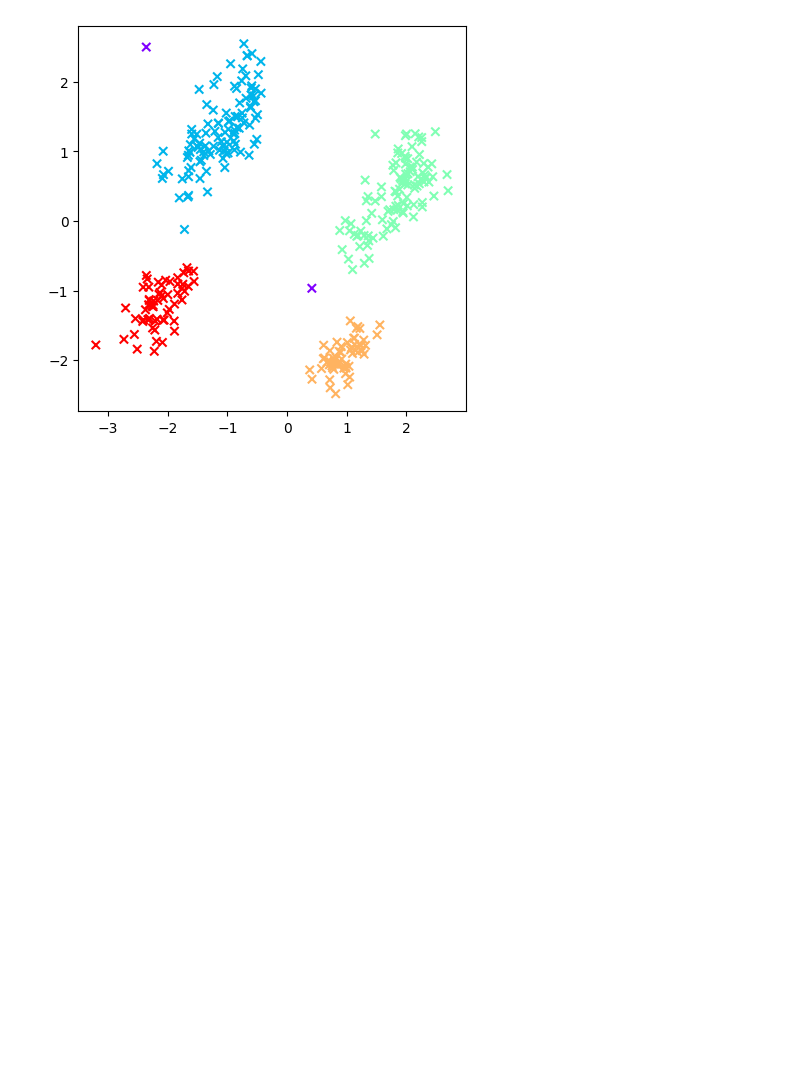
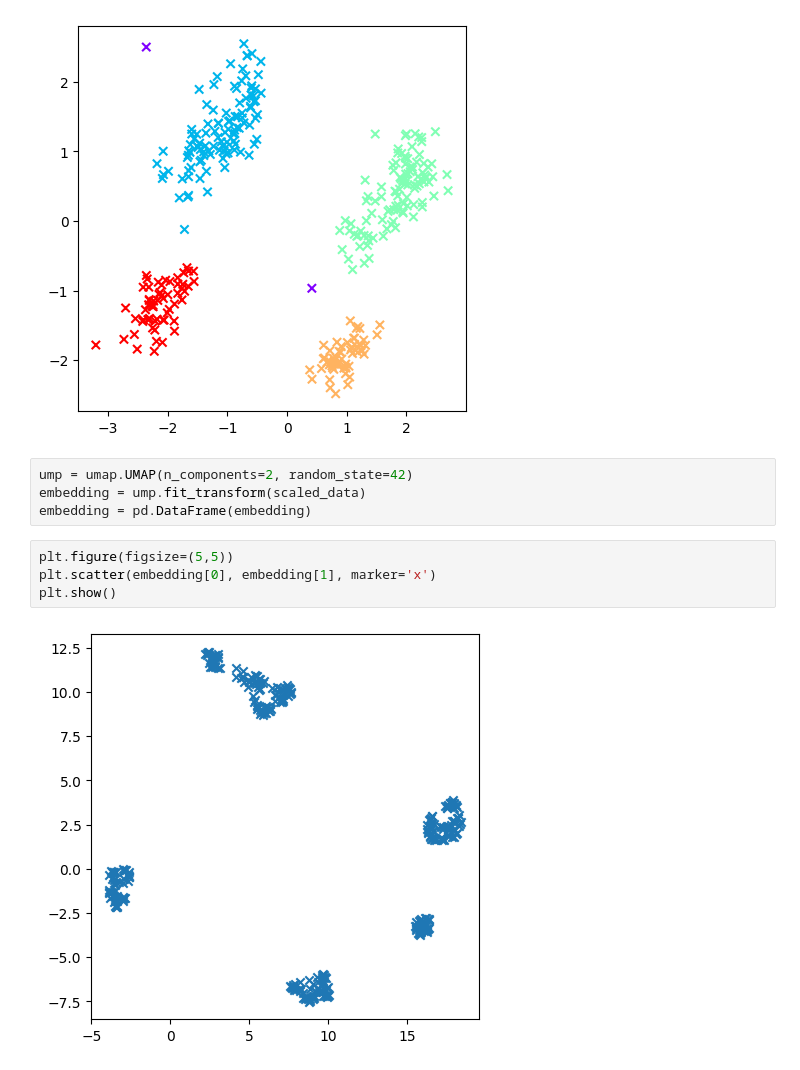
Before and after one commit to prasanna-venkatesh-m/penguin-species-clustering, a Jupyter notebook: Agglomerative_Clustering.ipynb, the cells around one changed output. Drawn from its saved outputs; the diff is of its cells as text; blank space fills up the shorter version.

Commit message:
Implemented UMAP dimensionality reduction technique

```diff
--- a/Agglomerative_Clustering.ipynb
+++ b/Agglomerative_Clustering.ipynb
@@ -162,3 +163,13 @@ plt.scatter(data[0], data[1], c=dbs.labels_, cmap='rainbow', marker='x')
 plt.show()
 # %% [output]
 [figure]
+# %%
+ump = umap.UMAP(n_components=2, random_state=42)
+embedding = ump.fit_transform(scaled_data)
+embedding = pd.DataFrame(embedding)
+# %%
+plt.figure(figsize=(5,5))
+plt.scatter(embedding[0], embedding[1], marker='x')
+plt.show()
+# %% [output]
+[figure, added]
```
Also changed, not shown: parts of 7 cells of this notebook.
